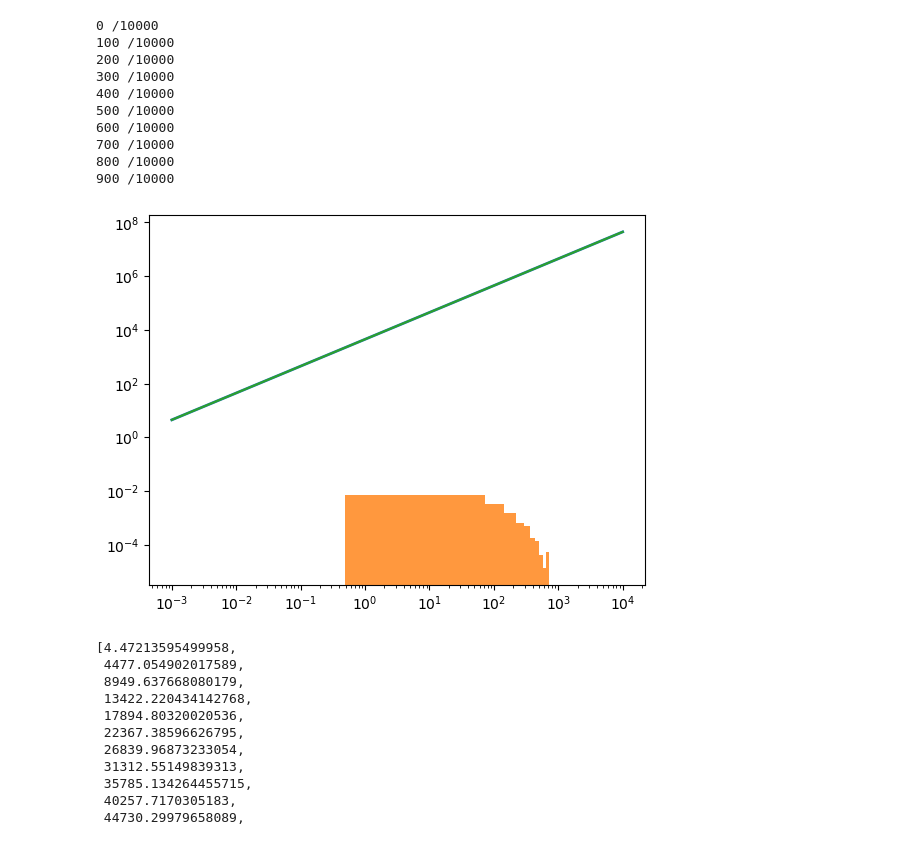
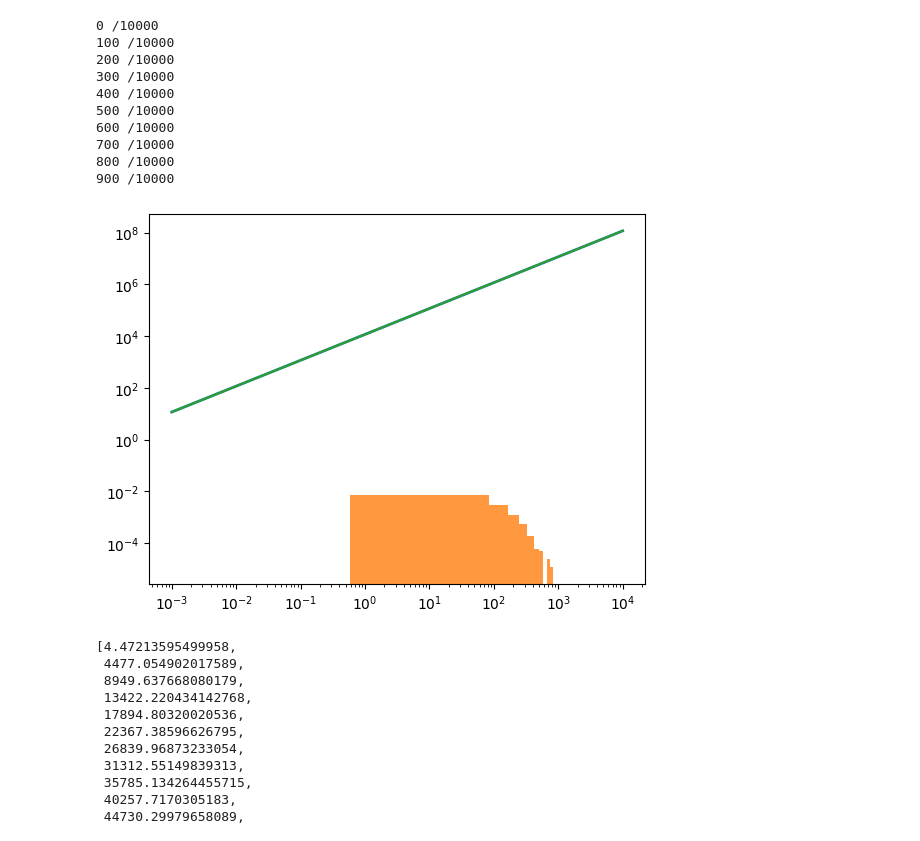
Before and after one commit to dynolab/predan, a Jupyter notebook: notebooks/MSE.ipynb, the cells around one changed output. Drawn from its saved outputs; the diff is of its cells as text; code cells hidden in the pictures.

```diff
--- a/notebooks/MSE.ipynb
+++ b/notebooks/MSE.ipynb
@@ -310,7 +299,32 @@ $f_{MSE}(y) = \dfrac{y^{-1+\dfrac{N}{2}}}{det(A)^{\dfrac{1}{2}}\Gamma(\dfrac{N}{
+# %%
+def LaplacePhi2(s, c, x, b):
+    P = [1]*len(s)
+    for k in range(len(b)):
+        for j in range(len(P)):
+            P[j] *= ((1 - x[k] * (s[j] ** (-1))) ** (-b[k]))
+    y=[]
+    for i in range(len(s)):
+        y.append(sp.special.gamma(c) * (s[i] ** (-c)) * P[i])
+    return y
+
+def Phi2(bvector, c, xvector, N):
+    A = 15
+    K = np.exp(A / 2)
+    alphainv = np.concatenate(([0.5], np.ones(N-1)))
+    n = np.arange(N)
+    y1 = []
+    lp2 = LaplacePhi2((A + 2 * np.pi * 1j * n) / 2, c, xvector, bvector)
+    for i in range(N):
+        y1.append((-1)**n[i]*alphainv[i]*lp2[i].real)
+    y = K * np.sum(y1)
+    return y
 # %%
+# пересчитать определитель и собственные числа
 def corGammapdf(y, n, sigma):
+    xv = [-y*sigma**2]*(n-1)
+    xv.append(-y/(1/sigma**2+n/sigma**2))
     denumerator = ((n+1)/sigma**(2*n))**0.5*sp.special.gamma(n/2)
-    numerator = [(x**(-1+n/2))/denumerator for x in y]
+    numerator = [Phi2([0.5]*n, n*0.5,xv, n)*x**(-1+n/2)/denumerator for x in y]
     return numerator
 # %%
 sigma = 10
@@ -340,16 +354,16 @@ for i in range(1000):
 900 /10000
 # %%
 n = pred.shape[0]
-x = np.linspace(0.001,
-                10000, 10000)
+x = np.linspace(0.01,
+                10000, 1000)
 
 fig, ax = plt.subplots(1, 1)
 ax.plot(x, corGammapdf(x,n,sigma), "-", linewidth=2)
 ax.hist(MSE_list, density=True, bins=10, histtype='stepfilled', alpha=0.8)
 plt.loglog(x, corGammapdf(x,n,sigma))
 plt.show()
 # %% [output]
-[figure, old version]
+[figure, new version]
 # %%
 corGammapdf(x,n,sigma)
 # %% [output]
```
Also changed, not shown: parts of 3 cells of this notebook, 12 other files.
